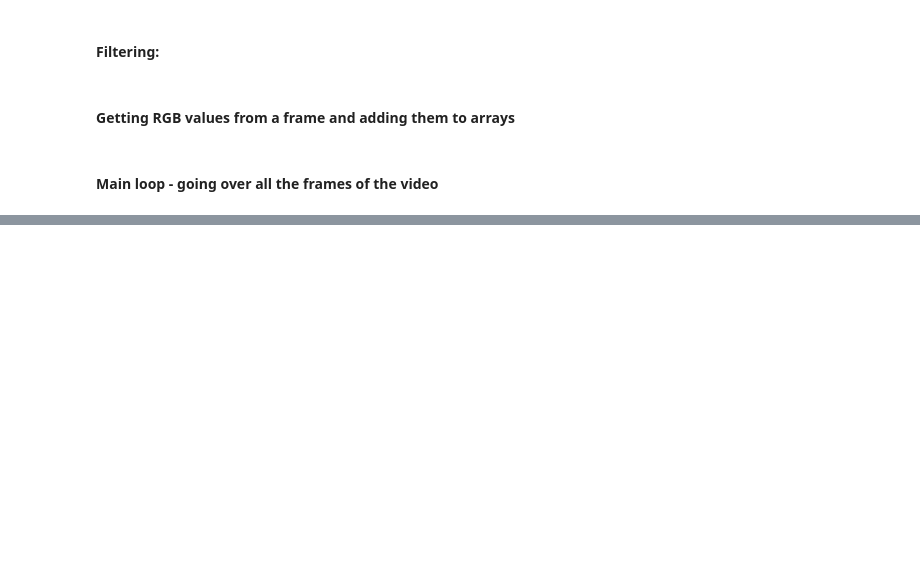
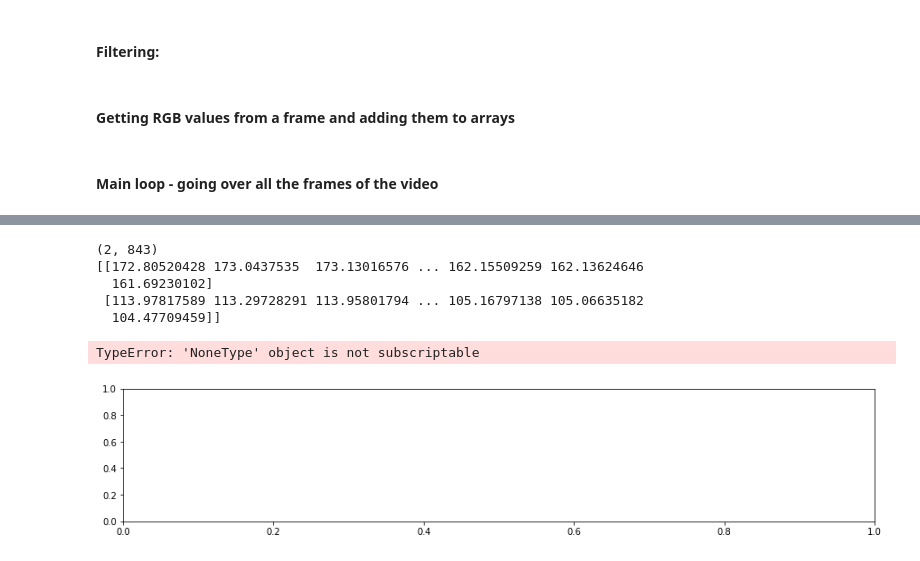
Before and after one commit to eyalgolan/KOIOS, a Jupyter notebook: advanced_engine.ipynb, the cells around one changed output, grey strips where cells are left out. Cells and saved outputs as stored; diff of their text form; code cells hidden in the pictures; blank space fills up the shorter version.

```diff
--- a/advanced_engine.ipynb
+++ b/advanced_engine.ipynb
@@ -198,8 +198,7 @@ def parse_RGB(rois, color_sig):
             #color_channels = r.reshape(-1, r.shape[-1])
             #avg_color = color_channels.mean(axis=0)
             color_sig[i].append(g_mean)
-            return True, color_sig, luminance_level
-    return False, color_sig, luminance_level
+    return True, color_sig, luminance_level
 # %%
 def log_video_details(video_source):
     logging.info("\nInformation on video:\t\t\t\t\t\t" + str(video_source) +
@@ -343,7 +342,7 @@ def find_hr_in_window(green, window_start, round_fps, window_id, window_size):
     if g is None:
         return
     from skimage.restoration import denoise_wavelet
-    g = denoise_wavelet(g,wavelet='sym2',wavelet_levels = 4)
+    #g = denoise_wavelet(g,wavelet='sym2',wavelet_levels = 4)
     print_peaks(window_sig, g)
     print_results(window_sig, window, 'X-axis', 'Y-axis', False, "")
 
@@ -435,21 +434,24 @@ def multivariate_video_signal(signal):
 def mvd(color_sig):
     print(color_sig)
     ppg_hat = multivariate_video_signal(color_sig)
+    return ppg_hat
 
 # plt.plot(ppg_hat,color = 'red')
 # %%
 def detect_hr(video_source):
     logging.info("\n=======================\n" + video_source + "\n=======================\n")
     color_sig_array = np.asarray(color_sig)
+    plt.figure(figsize=(15,6))
+    plt.subplot(2,1,1)
+    plt.plot(color_sig_array[0],"green")
     color_sig_array = mvd(color_sig_array)
     plt.figure(figsize=(15,6))
     plt.subplot(2,1,1)
-    plt.plot(color_sig_array[0],"red")
+    plt.plot(color_sig_array[0],"green")
     plt.subplot(2,1,2)
-    plt.show()
-    red = color_sig_array[0][:,0]
-    green = color_sig_array[0][:,1]
-    blue = color_sig_array[0][:,2]
+    #red = color_sig_array[0][:,0]
+    green = color_sig_array[0]
+    #blue = color_sig_array[0][:,2]
 
     window_start = 0
     window_size = 30
@@ -466,7 +468,7 @@ def detect_hr(video_source):
 # %%
 # Parsing video:
 for video_location in rotated_video_sources:
-    color_sig = [[]]
+    color_sig = [[],[]]
     heart_rates = []
     good_frame_number = 0
     total_frame_number = 180
@@ -528,0 +544,7 @@ for video_location in rotated_video_sources:
+(2, 843)
+[[172.80520428 173.0437535  173.13016576 ... 162.15509259 162.13624646
+  161.69230102]
+ [113.97817589 113.29728291 113.95801794 ... 105.16797138 105.06635182
+  104.47709459]]
+TypeError: 'NoneType' object is not subscriptable
+[figure, added]
```
Also changed, not shown: parts of 3 cells of this notebook.
